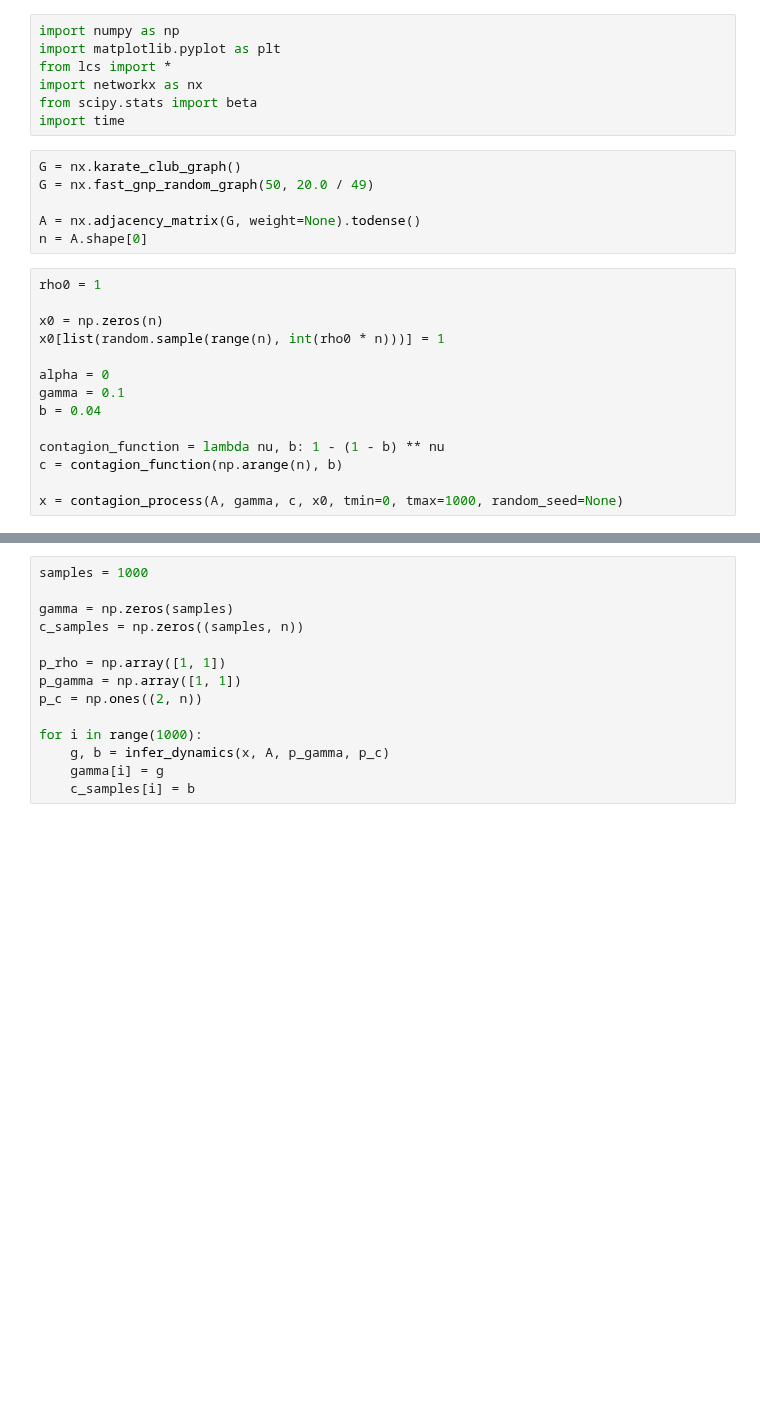
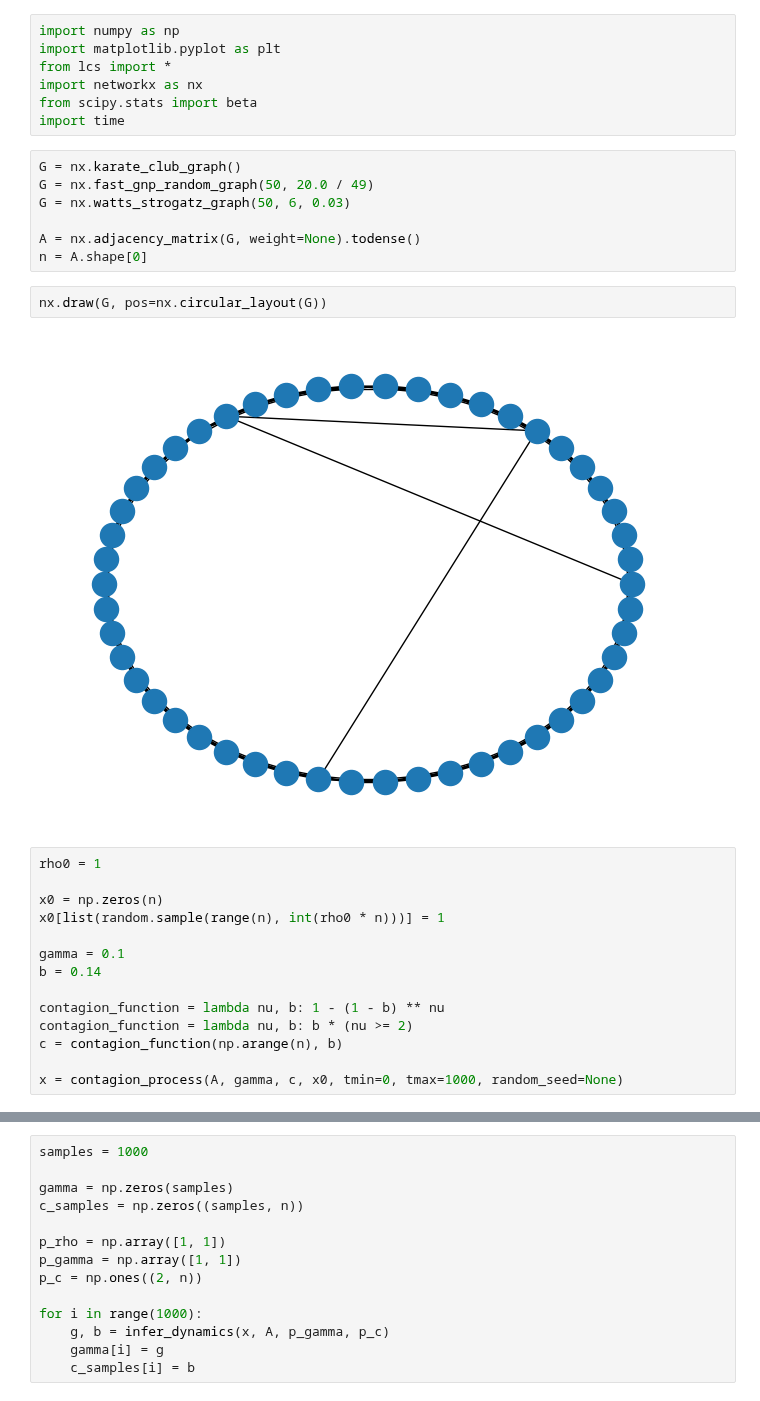
Before and after one commit to nwlandry/complex-network-reconstruction, a Jupyter notebook: run_dynamical_inference.ipynb, the cells around one changed output, grey strips where cells are left out. Saved outputs shown, nothing was run; the diff lists cells and outputs as text; blank space fills up the shorter version.

```diff
--- a/run_dynamical_inference.ipynb
+++ b/run_dynamical_inference.ipynb
@@ -11,20 +14,25 @@ import time
 # %%
 G = nx.karate_club_graph()
 G = nx.fast_gnp_random_graph(50, 20.0 / 49)
+G = nx.watts_strogatz_graph(50, 6, 0.03)
 
 A = nx.adjacency_matrix(G, weight=None).todense()
 n = A.shape[0]
+# %%
+nx.draw(G, pos=nx.circular_layout(G))
+# %% [output]
+[figure, added]
 # %%
 rho0 = 1
 
 x0 = np.zeros(n)
 x0[list(random.sample(range(n), int(rho0 * n)))] = 1
 
-alpha = 0
 gamma = 0.1
-b = 0.04
+b = 0.14
 
 contagion_function = lambda nu, b: 1 - (1 - b) ** nu
+contagion_function = lambda nu, b: b * (nu >= 2)
 c = contagion_function(np.arange(n), b)
 
 x = contagion_process(A, gamma, c, x0, tmin=0, tmax=1000, random_seed=None)
```
Also changed, not shown: parts of 6 cells of this notebook, 9 other files.
